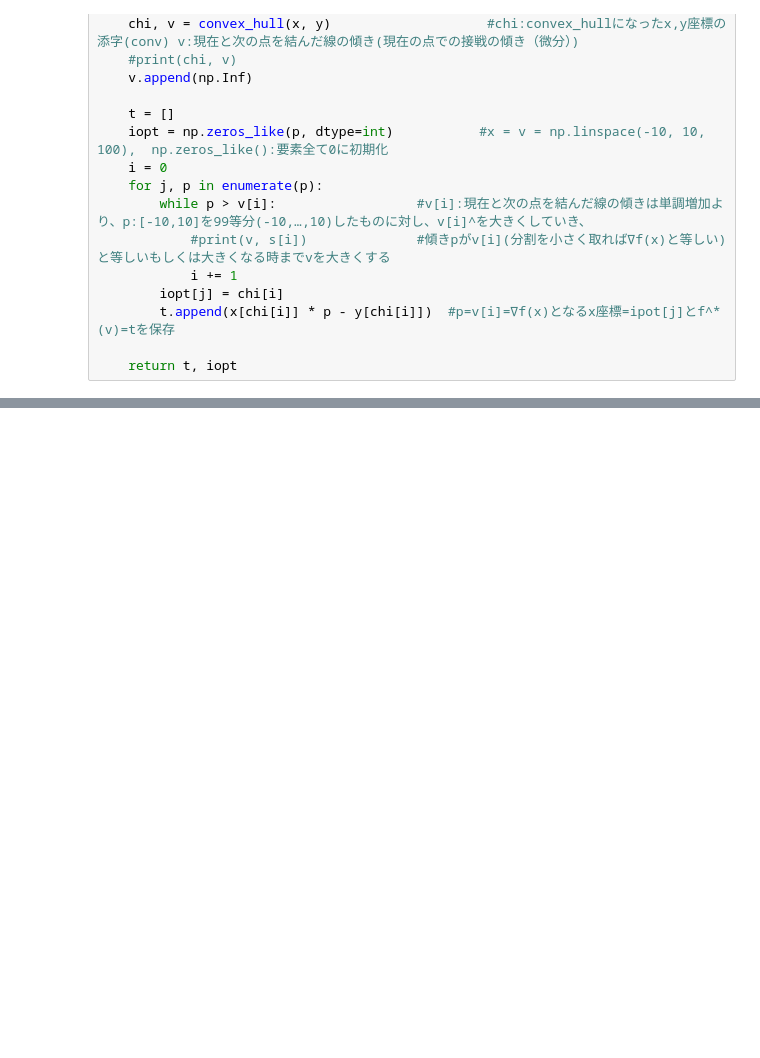
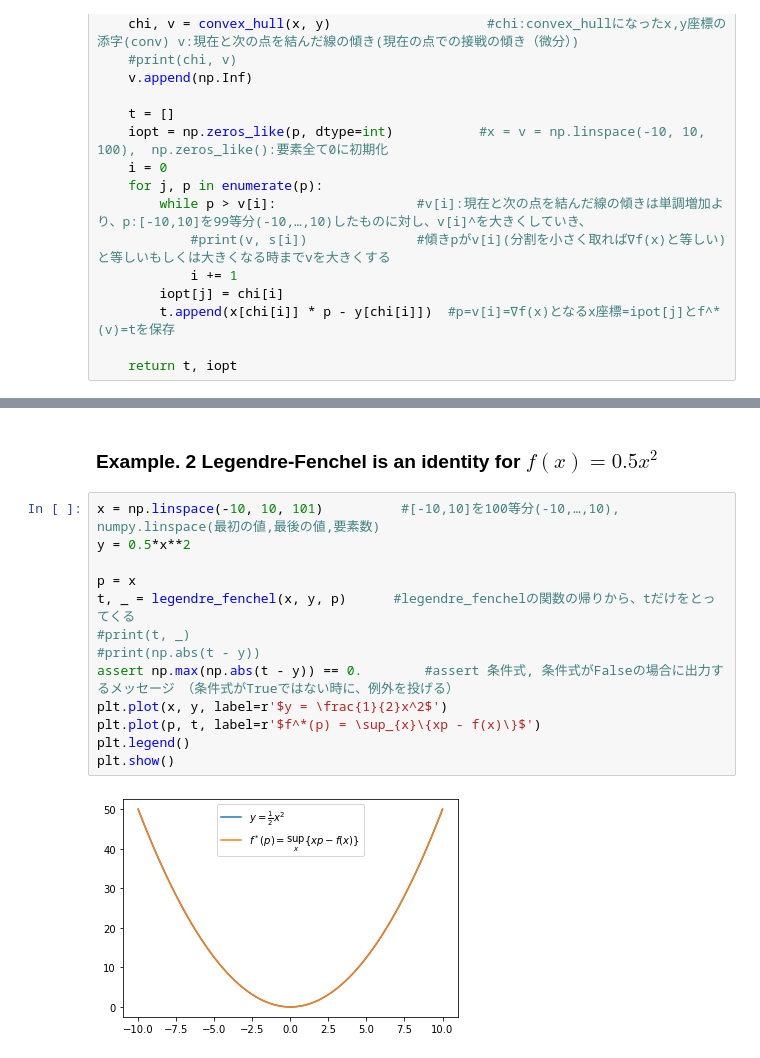
Before and after one commit to yy-sakai/Reserch, a Jupyter notebook: code/jupyter notebook/legendre_fenchel.ipynb, the cells around one changed output, grey strips where cells are left out. Saved outputs shown, nothing was run; the diff lists cells and outputs as text; blank space fills up the shorter version.

```diff
--- a/code/jupyter notebook/legendre_fenchel.ipynb
+++ b/code/jupyter notebook/legendre_fenchel.ipynb
@@ -47,0 +71,17 @@ def legendre_fenchel(x, y, p):
+# %% [markdown]
+### Example. 2 Legendre-Fenchel is an identity for $f(x) = 0.5 x^2$
+# %%
+x = np.linspace(-10, 10, 101)          #[-10,10]を100等分(-10,…,10), numpy.linspace(最初の値,最後の値,要素数)
+y = 0.5*x**2
+
+p = x
+t, _ = legendre_fenchel(x, y, p)      #legendre_fenchelの関数の帰りから、tだけをとってくる
+#print(t, _)
+#print(np.abs(t - y))
+assert np.max(np.abs(t - y)) == 0.        #assert 条件式, 条件式がFalseの場合に出力するメッセージ　（条件式がTrueではない時に、例外を投げる）
+plt.plot(x, y, label=r'$y = \frac{1}{2}x^2$')
+plt.plot(p, t, label=r'$f^*(p) = \sup_{x}\{xp - f(x)\}$')
+plt.legend()
+plt.show()
+# %% [output]
+[figure, added]
```
Also changed, not shown: parts of 5 cells of this notebook.
